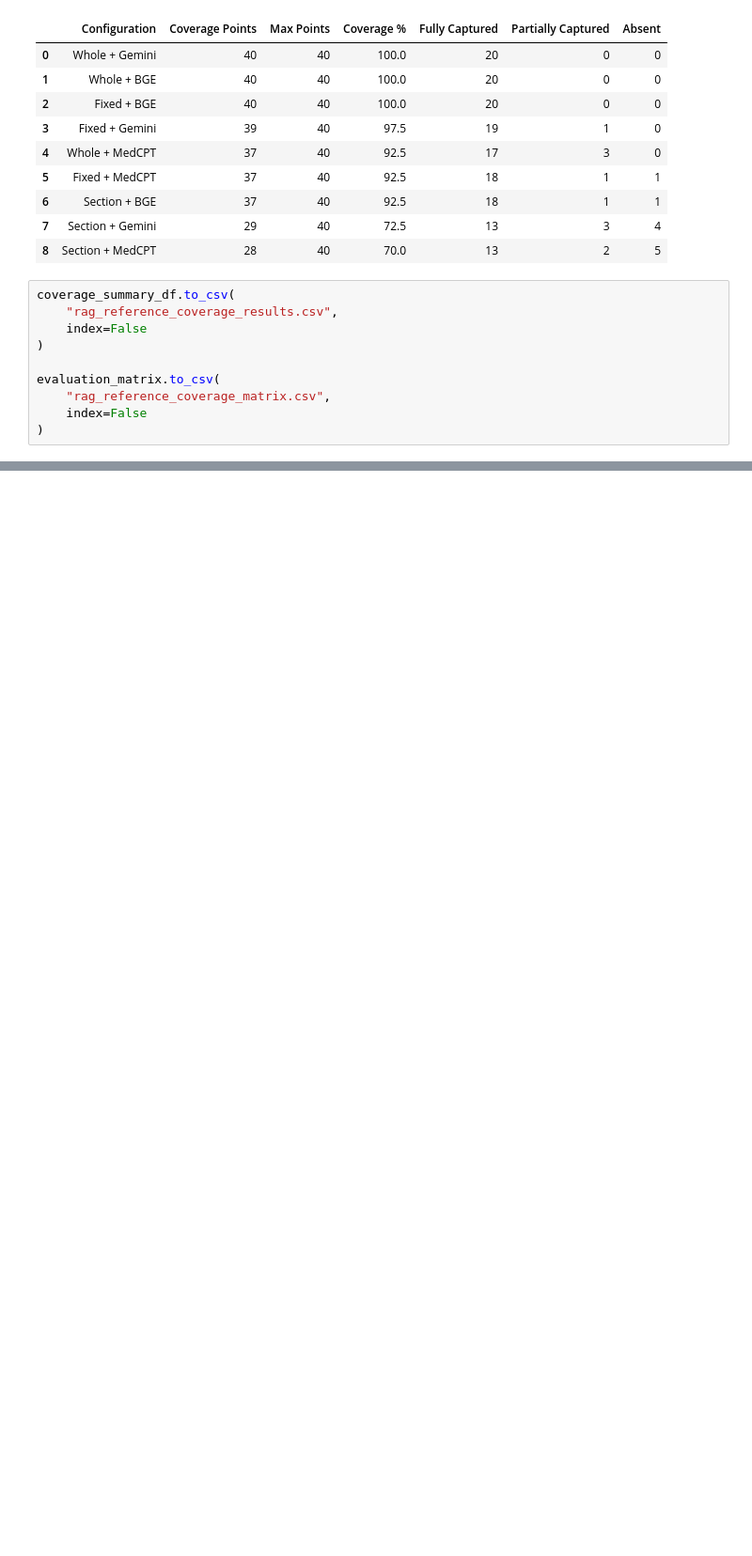
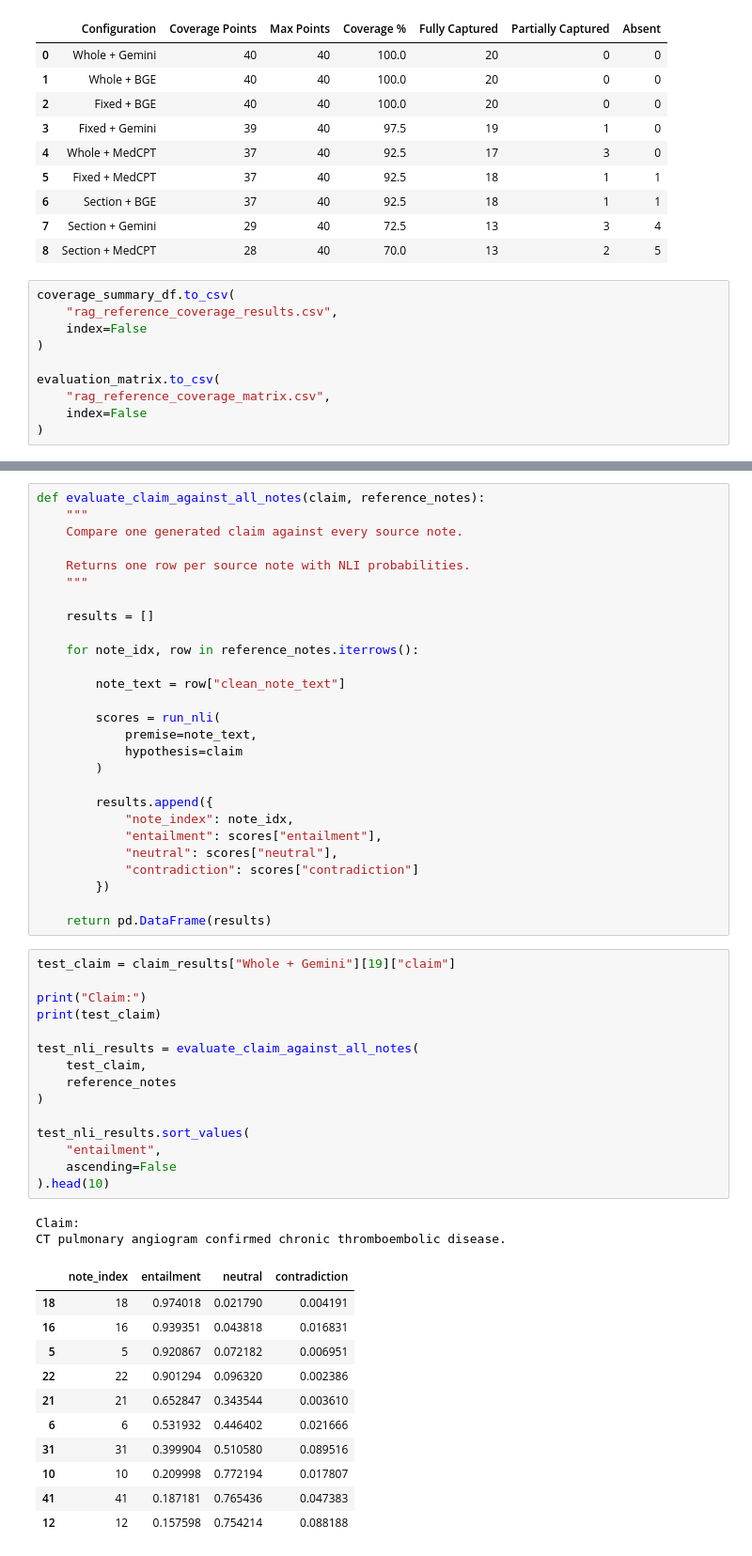
Before and after one commit to pallavi-cs-ai/clinical-summarization-eval, a Jupyter notebook: notebooks/03_workflow_2_rag_experiments.ipynb, the cells around one changed output, grey strips where cells are left out. Shown at 94% size. Cells and saved outputs as stored; diff of their text form; blank space fills up the shorter version.

```diff
--- a/notebooks/03_workflow_2_rag_experiments.ipynb
+++ b/notebooks/03_workflow_2_rag_experiments.ipynb
@@ -4345,0 +4660,56 @@ evaluation_matrix.to_csv(
+# %%
+def evaluate_claim_against_all_notes(claim, reference_notes):
+    """
+    Compare one generated claim against every source note.
+
+    Returns one row per source note with NLI probabilities.
+    """
+
+    results = []
+
+    for note_idx, row in reference_notes.iterrows():
+
+        note_text = row["clean_note_text"]
+
+        scores = run_nli(
+            premise=note_text,
+            hypothesis=claim
+        )
+
+        results.append({
+            "note_index": note_idx,
+            "entailment": scores["entailment"],
+            "neutral": scores["neutral"],
+            "contradiction": scores["contradiction"]
+        })
+
+    return pd.DataFrame(results)
+# %%
+test_claim = claim_results["Whole + Gemini"][19]["claim"]
+
+print("Claim:")
+print(test_claim)
+
+test_nli_results = evaluate_claim_against_all_notes(
+    test_claim,
+    reference_notes
+)
+
+test_nli_results.sort_values(
+    "entailment",
+    ascending=False
+).head(10)
+# %% [output]
+Claim:
+CT pulmonary angiogram confirmed chronic thromboembolic disease.
+|  | note_index | entailment | neutral | contradiction |
+| 18 | 18 | 0.974018 | 0.021790 | 0.004191 |
+| 16 | 16 | 0.939351 | 0.043818 | 0.016831 |
+| 5 | 5 | 0.920867 | 0.072182 | 0.006951 |
+| 22 | 22 | 0.901294 | 0.096320 | 0.002386 |
+| 21 | 21 | 0.652847 | 0.343544 | 0.003610 |
+| 6 | 6 | 0.531932 | 0.446402 | 0.021666 |
+| 31 | 31 | 0.399904 | 0.510580 | 0.089516 |
+| 10 | 10 | 0.209998 | 0.772194 | 0.017807 |
+| 41 | 41 | 0.187181 | 0.765436 | 0.047383 |
+| 12 | 12 | 0.157598 | 0.754214 | 0.088188 |
```
Also changed, not shown: parts of 22 cells of this notebook, 1 other file.
